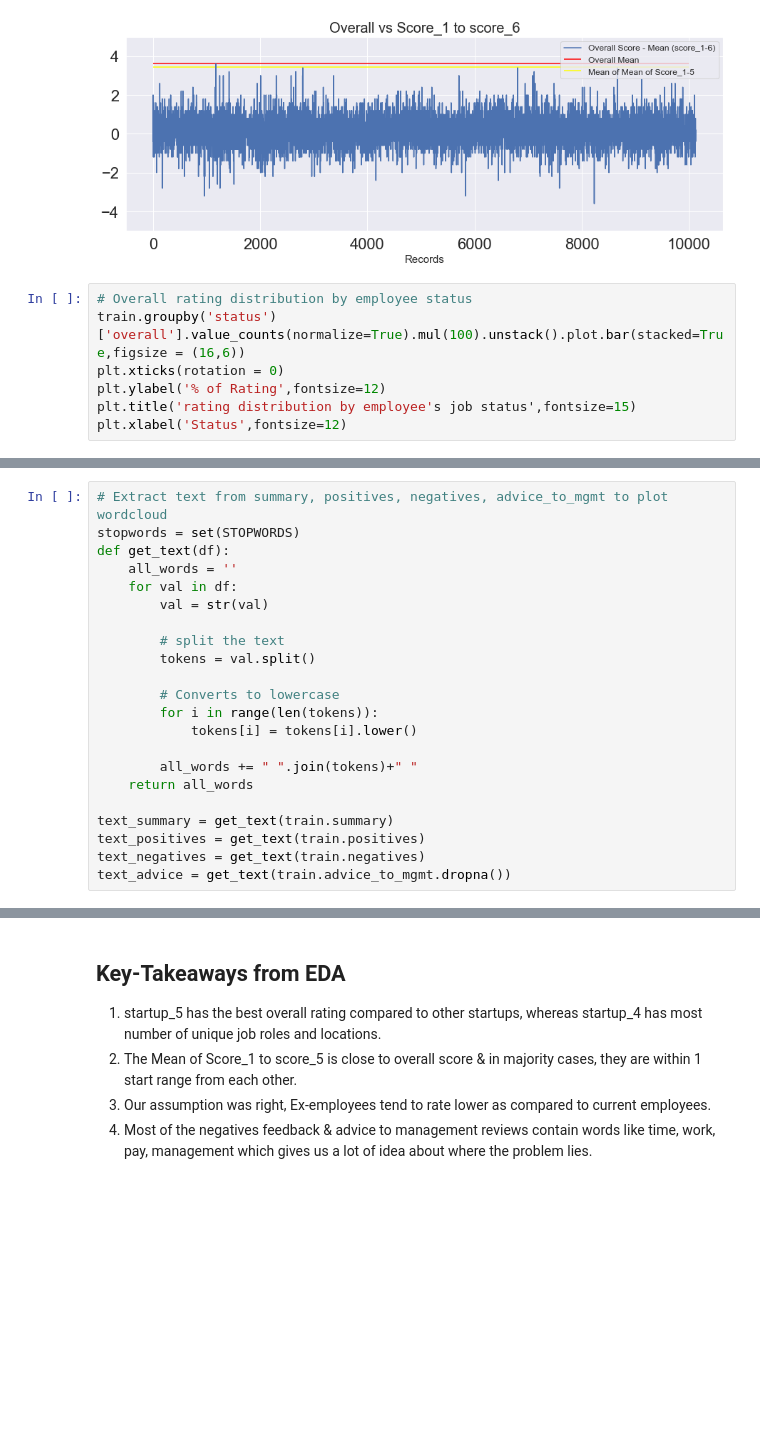
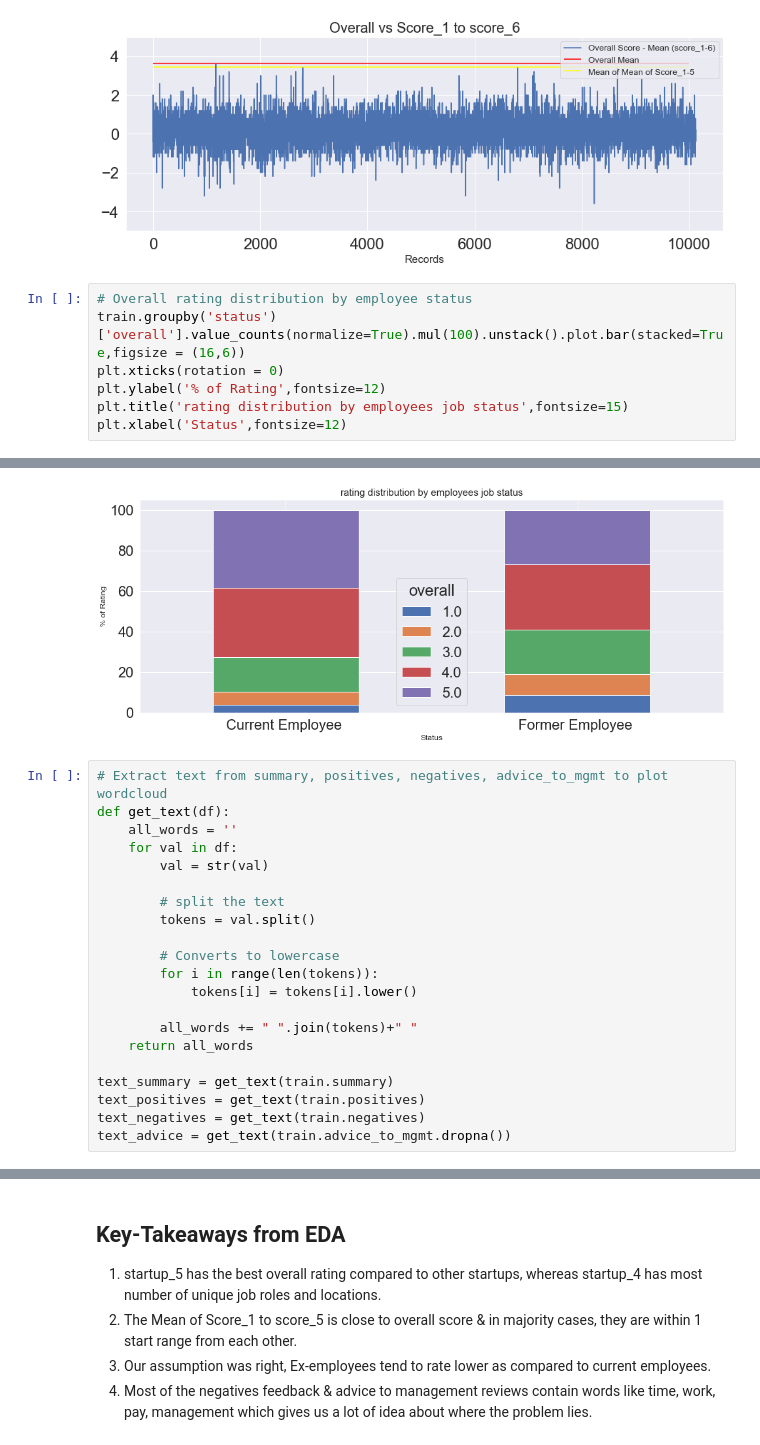
Before and after one commit to kumaranurag7/Job-Reviews-Analysis-Prediction, a Jupyter notebook: Job_reviews_ratings_analysis_and_prediction.ipynb, the cells around one changed output, grey strips where cells are left out. Saved outputs shown, nothing was run; the diff lists cells and outputs as text; blank space fills up the shorter version.

```diff
--- a/Job_reviews_ratings_analysis_and_prediction.ipynb
+++ b/Job_reviews_ratings_analysis_and_prediction.ipynb
@@ -135,6 +136,6 @@ Text(0.5, 1.0, 'Overall vs Score_1 to score_6')
 train.groupby('status')['overall'].value_counts(normalize=True).mul(100).unstack().plot.bar(stacked=True,figsize = (16,6))
 plt.xticks(rotation = 0)
 plt.ylabel('% of Rating',fontsize=12)
-plt.title('rating distribution by employee's job status',fontsize=15)
+plt.title('rating distribution by employees job status',fontsize=15)
 plt.xlabel('Status',fontsize=12)
 # %% [output]
@@ -142,6 +143,6 @@ SyntaxError: invalid syntax (<ipython-input-224-81f1c9e3323b>, line 5)
+[figure, added]
 # %%
 # Extract text from summary, positives, negatives, advice_to_mgmt to plot wordcloud
-stopwords = set(STOPWORDS)
 def get_text(df):
     all_words = ''
     for val in df:
```
Also changed, not shown: parts of 16 cells of this notebook.
